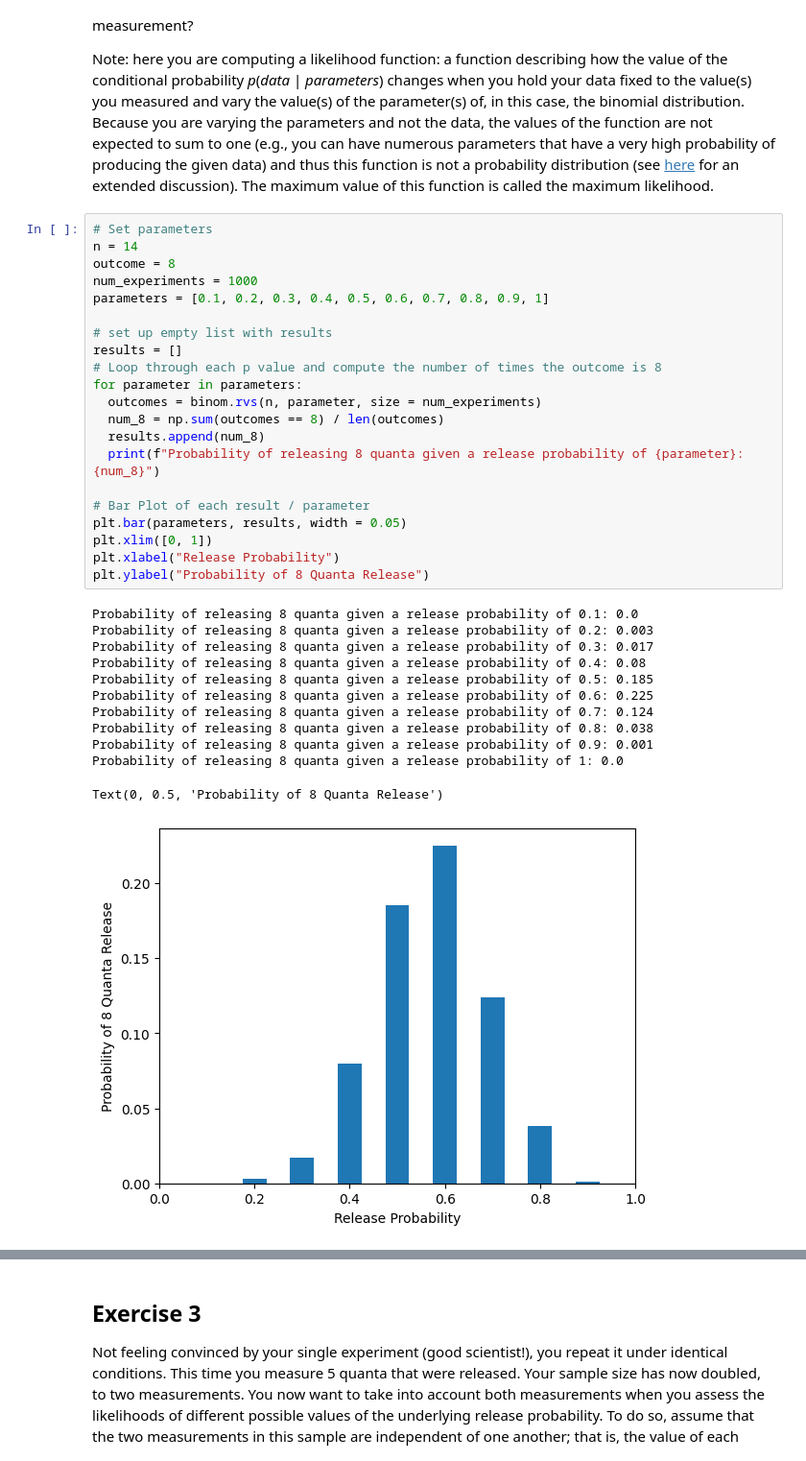
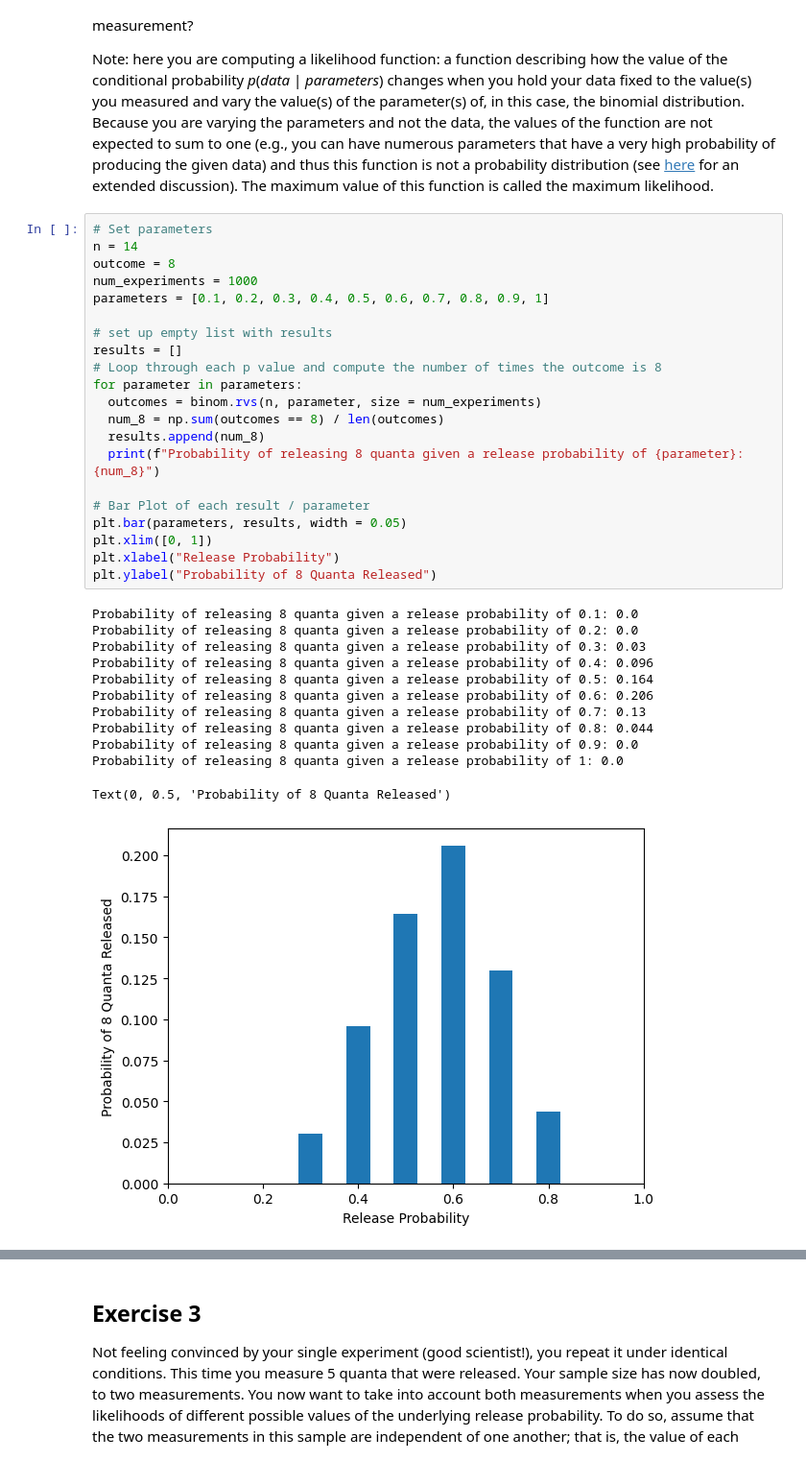
Before and after one commit to adenning-1/QNC-2025, a Jupyter notebook: Copy_of_Biomial_Distribution.ipynb, the cells around one changed output, grey strips where cells are left out. Shown at 96% size. Saved outputs shown, nothing was run; the diff lists cells and outputs as text.

```diff
--- a/Copy_of_Biomial_Distribution.ipynb
+++ b/Copy_of_Biomial_Distribution.ipynb
@@ -215,37 +216,37 @@ Note: here you are computing a likelihood function: a function describing how th
 # %%
 # Set parameters
 n = 14
 outcome = 8
 num_experiments = 1000
 parameters = [0.1, 0.2, 0.3, 0.4, 0.5, 0.6, 0.7, 0.8, 0.9, 1]
 
 # set up empty list with results
 results = []
 # Loop through each p value and compute the number of times the outcome is 8
 for parameter in parameters:
   outcomes = binom.rvs(n, parameter, size = num_experiments)
   num_8 = np.sum(outcomes == 8) / len(outcomes)
   results.append(num_8)
   print(f"Probability of releasing 8 quanta given a release probability of {parameter}: {num_8}")
 
 # Bar Plot of each result / parameter
 plt.bar(parameters, results, width = 0.05)
 plt.xlim([0, 1])
 plt.xlabel("Release Probability")
-plt.ylabel("Probability of 8 Quanta Release")
+plt.ylabel("Probability of 8 Quanta Released")
 # %% [output]
 Probability of releasing 8 quanta given a release probability of 0.1: 0.0
-Probability of releasing 8 quanta given a release probability of 0.2: 0.003
-Probability of releasing 8 quanta given a release probability of 0.3: 0.017
-Probability of releasing 8 quanta given a release probability of 0.4: 0.08
-Probability of releasing 8 quanta given a release probability of 0.5: 0.185
-Probability of releasing 8 quanta given a release probability of 0.6: 0.225
-Probability of releasing 8 quanta given a release probability of 0.7: 0.124
-Probability of releasing 8 quanta given a release probability of 0.8: 0.038
-Probability of releasing 8 quanta given a release probability of 0.9: 0.001
+Probability of releasing 8 quanta given a release probability of 0.2: 0.0
+Probability of releasing 8 quanta given a release probability of 0.3: 0.03
+Probability of releasing 8 quanta given a release probability of 0.4: 0.096
+Probability of releasing 8 quanta given a release probability of 0.5: 0.164
+Probability of releasing 8 quanta given a release probability of 0.6: 0.206
+Probability of releasing 8 quanta given a release probability of 0.7: 0.13
+Probability of releasing 8 quanta given a release probability of 0.8: 0.044
+Probability of releasing 8 quanta given a release probability of 0.9: 0.0
 Probability of releasing 8 quanta given a release probability of 1: 0.0
-Text(0, 0.5, 'Probability of 8 Quanta Release')
+Text(0, 0.5, 'Probability of 8 Quanta Released')
-[figure, old version]
+[figure, new version]
 # %% [markdown]
 
 Answers:
```
Also changed, not shown: parts of 11 cells of this notebook.
